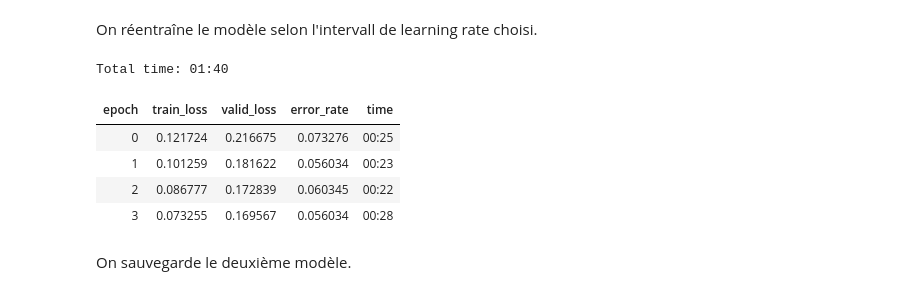
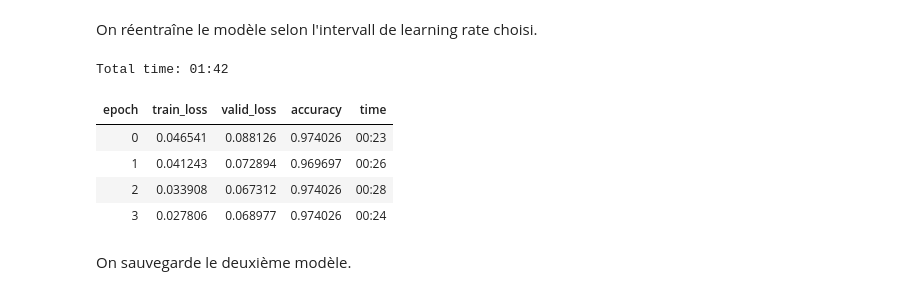
Before and after one commit to aquadzn/PaintingsClassification, a Jupyter notebook: ClassificationPeintures34.ipynb, the cells around one changed output. Drawn from its saved outputs; the diff is of its cells as text; code cells hidden in the pictures.

```diff
--- a/ClassificationPeintures34.ipynb
+++ b/ClassificationPeintures34.ipynb
@@ -87,4 +93,4 @@ defaults.device = torch.device('cuda')
 # %% [markdown]
 On demande à notre modèle d'apprendre avec la classe fit_one_cycle (1cycle policy) et en lui précisant le nombre d'epochs.
 # %%
-learn.fit_one_cycle(5)
+learn.fit_one_cycle(4)
@@ -187,5 +196,5 @@ learn_data = db
 # %% [markdown]
 On réentraîne notre nouveau dataset
 # %%
-learn.fit_one_cycle(5)
+learn.fit_one_cycle(4)
 # %% [output]
@@ -198,2 +209,4 @@ Total time: 01:42
 # %%
 learn.unfreeze()
+# %%
+learn.fit_one_cycle(1)
@@ -199,0 +217,2 @@ learn.unfreeze()
+# %%
+learn.load('paintings34_1')
@@ -211,14 +248,14 @@ learn.recorder.plot()
 # %% [markdown]
 On réentraîne le modèle selon l'intervall de learning rate choisi.
 # %%
-learn.fit_one_cycle(5, max_lr=slice(1e-5, 1e-4))
+learn.fit_one_cycle(4, max_lr=slice(1e-5, 1e-4))
 # %% [output]
-Total time: 01:40
+Total time: 01:42
-| epoch | train_loss | valid_loss | error_rate | time |
-| 0 | 0.121724 | 0.216675 | 0.073276 | 00:25 |
-| 1 | 0.101259 | 0.181622 | 0.056034 | 00:23 |
-| 2 | 0.086777 | 0.172839 | 0.060345 | 00:22 |
-| 3 | 0.073255 | 0.169567 | 0.056034 | 00:28 |
+| epoch | train_loss | valid_loss | accuracy | time |
+| 0 | 0.046541 | 0.088126 | 0.974026 | 00:23 |
+| 1 | 0.041243 | 0.072894 | 0.969697 | 00:26 |
+| 2 | 0.033908 | 0.067312 | 0.974026 | 00:28 |
+| 3 | 0.027806 | 0.068977 | 0.974026 | 00:24 |
 # %% [markdown]
 On sauvegarde le deuxième modèle.
 # %%
```
Also changed, not shown: parts of 23 cells of this notebook.
